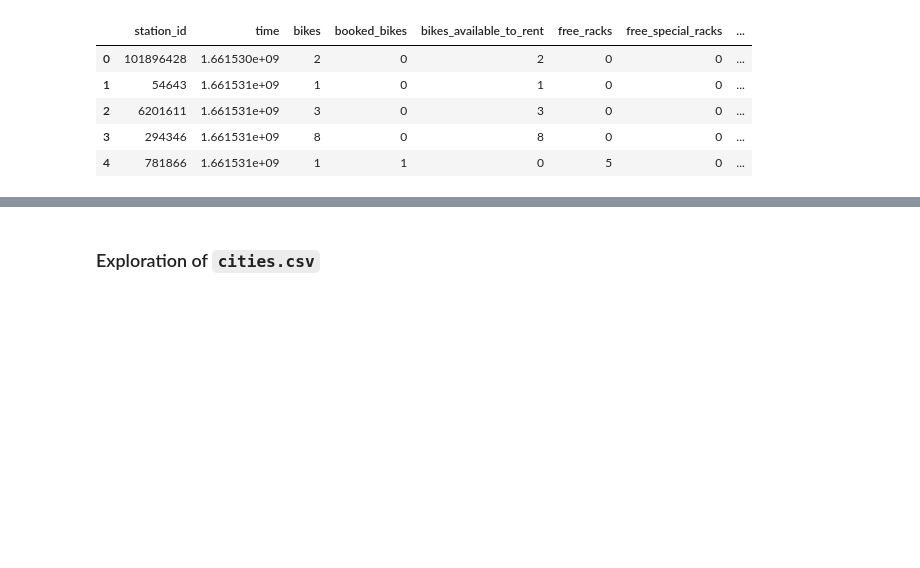
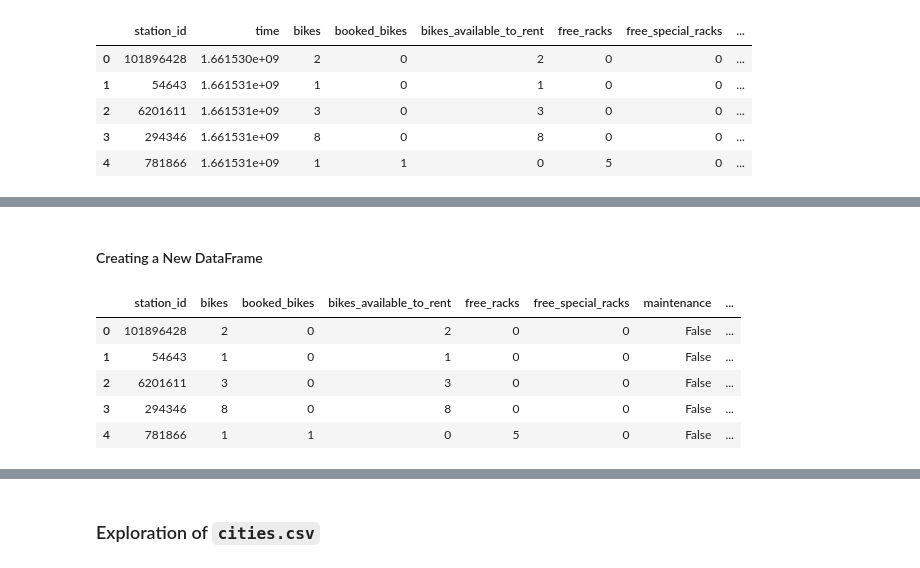
Before and after one commit to Memeel/ML_Challenge, a Jupyter notebook: notebook/challenge.ipynb, the cells around one changed output, grey strips where cells are left out. Cells and saved outputs as stored; diff of their text form; code cells hidden in the pictures; blank space fills up the shorter version.

```diff
--- a/notebook/challenge.ipynb
+++ b/notebook/challenge.ipynb
@@ -521,0 +541,18 @@ df_stations_status.head()
+# %% [markdown]
+#### Creating a New DataFrame
+# %%
+cities_sub = df_cities[['id', 'timezone']]
+stations_sub = df_stations[['id', 'city_id']]
+
+stations = pd.merge(df_stations_status, stations_sub, left_on='station_id', right_on='id', how='left')
+stations = pd.merge(stations, cities_sub, left_on='city_id', right_on='id', how='left')
+stations.drop(columns=['id_x', 'city_id','id_y', 'time'], inplace=True, errors='ignore')
+
+stations.head()
+# %% [output]
+|  | station_id | bikes | booked_bikes | bikes_available_to_rent | free_racks | free_special_racks | maintenance | ... |
+| 0 | 101896428 | 2 | 0 | 2 | 0 | 0 | False | ... |
+| 1 | 54643 | 1 | 0 | 1 | 0 | 0 | False | ... |
+| 2 | 6201611 | 3 | 0 | 3 | 0 | 0 | False | ... |
+| 3 | 294346 | 8 | 0 | 8 | 0 | 0 | False | ... |
+| 4 | 781866 | 1 | 1 | 0 | 5 | 0 | False | ... |
```
Also changed, not shown: parts of 10 cells of this notebook.
